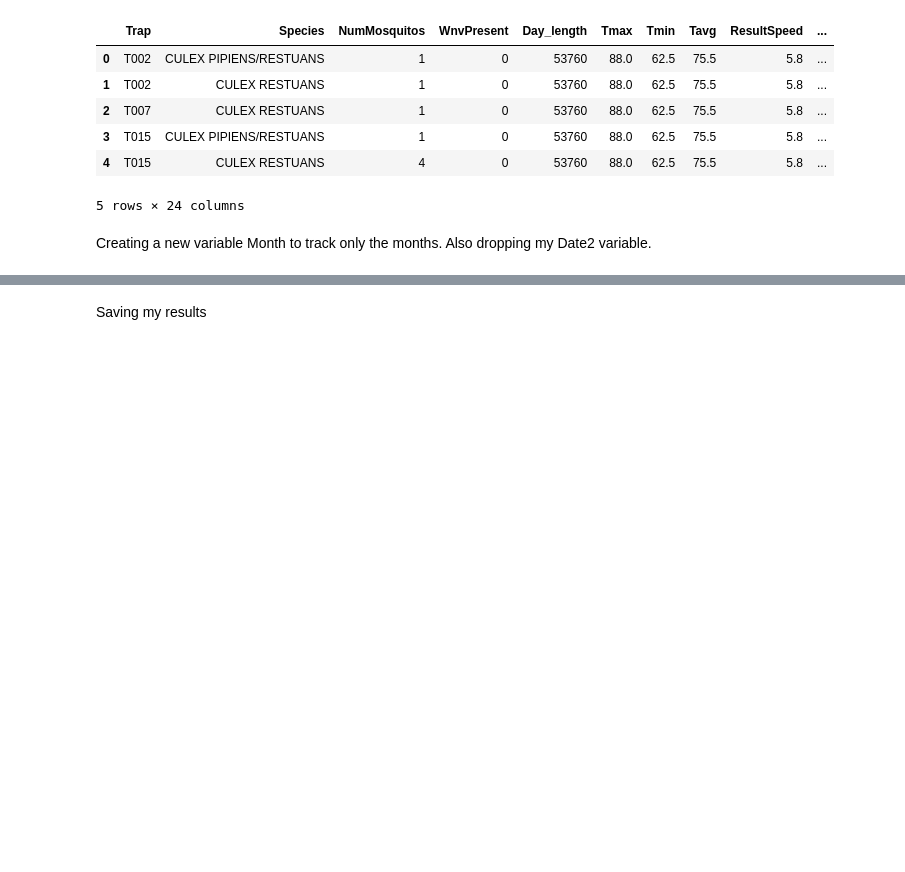
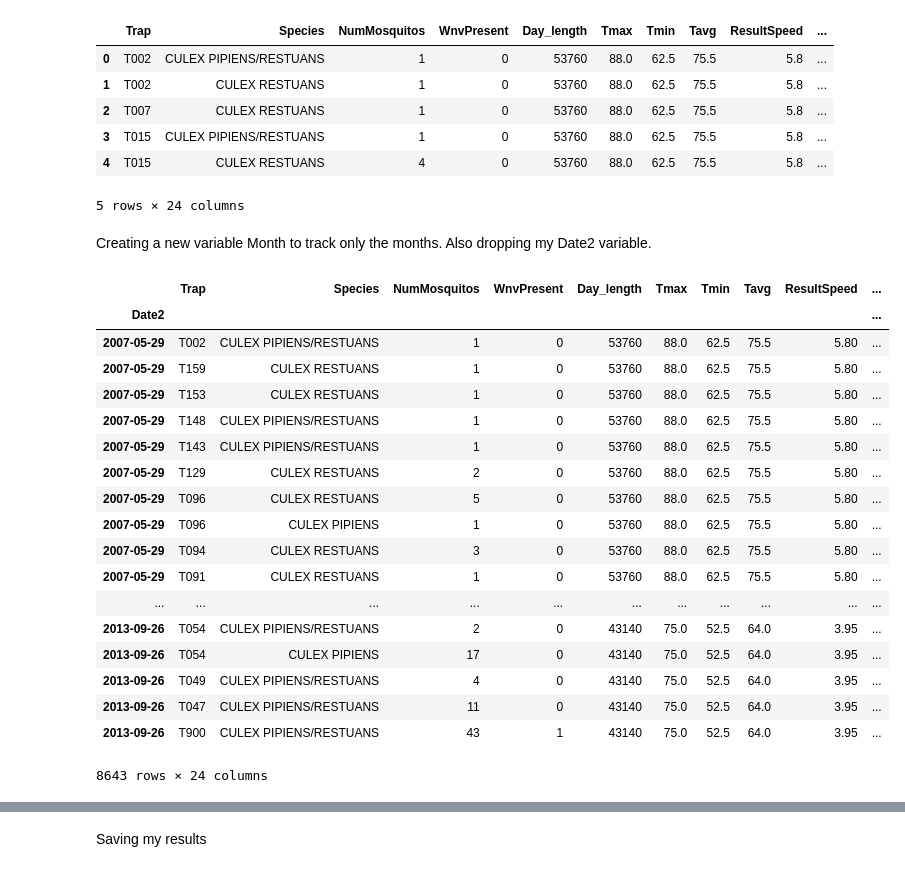
Before and after one commit to camarenad/wnv_prevention, a Jupyter notebook: cl/02_train_data_cleaning.ipynb, the cells around one changed output, grey strips where cells are left out. Drawn from its saved outputs; the diff is of its cells as text; code cells hidden in the pictures; blank space fills up the shorter version.

```diff
--- a/cl/02_train_data_cleaning.ipynb
+++ b/cl/02_train_data_cleaning.ipynb
@@ -97,3 +97,27 @@ Creating a new variable Month to track only the months. Also dropping my Date2 v
 df3.Date2 = pd.to_datetime(df3.Date2)
 # %%
 df3['Month'] = df3.Date2.map(lambda x: x.month)
+# %%
+df3.set_index('Date2',inplace=True)
+# %%
+df3.sort_values('Date2',axis=0,ascending=True)
+# %% [output]
+|  | Trap | Species | NumMosquitos | WnvPresent | Day_length | Tmax | Tmin | Tavg | ResultSpeed | ... |
+| Date2 |  |  |  |  |  |  |  |  |  | ... |
+| 2007-05-29 | T002 | CULEX PIPIENS/RESTUANS | 1 | 0 | 53760 | 88.0 | 62.5 | 75.5 | 5.80 | ... |
+| 2007-05-29 | T159 | CULEX RESTUANS | 1 | 0 | 53760 | 88.0 | 62.5 | 75.5 | 5.80 | ... |
+| 2007-05-29 | T153 | CULEX RESTUANS | 1 | 0 | 53760 | 88.0 | 62.5 | 75.5 | 5.80 | ... |
+| 2007-05-29 | T148 | CULEX PIPIENS/RESTUANS | 1 | 0 | 53760 | 88.0 | 62.5 | 75.5 | 5.80 | ... |
+| 2007-05-29 | T143 | CULEX PIPIENS/RESTUANS | 1 | 0 | 53760 | 88.0 | 62.5 | 75.5 | 5.80 | ... |
+| 2007-05-29 | T129 | CULEX RESTUANS | 2 | 0 | 53760 | 88.0 | 62.5 | 75.5 | 5.80 | ... |
+| 2007-05-29 | T096 | CULEX RESTUANS | 5 | 0 | 53760 | 88.0 | 62.5 | 75.5 | 5.80 | ... |
+| 2007-05-29 | T096 | CULEX PIPIENS | 1 | 0 | 53760 | 88.0 | 62.5 | 75.5 | 5.80 | ... |
+| 2007-05-29 | T094 | CULEX RESTUANS | 3 | 0 | 53760 | 88.0 | 62.5 | 75.5 | 5.80 | ... |
+| 2007-05-29 | T091 | CULEX RESTUANS | 1 | 0 | 53760 | 88.0 | 62.5 | 75.5 | 5.80 | ... |
+| ... | ... | ... | ... | ... | ... | ... | ... | ... | ... | ... |
+| 2013-09-26 | T054 | CULEX PIPIENS/RESTUANS | 2 | 0 | 43140 | 75.0 | 52.5 | 64.0 | 3.95 | ... |
+| 2013-09-26 | T054 | CULEX PIPIENS | 17 | 0 | 43140 | 75.0 | 52.5 | 64.0 | 3.95 | ... |
+| 2013-09-26 | T049 | CULEX PIPIENS/RESTUANS | 4 | 0 | 43140 | 75.0 | 52.5 | 64.0 | 3.95 | ... |
+| 2013-09-26 | T047 | CULEX PIPIENS/RESTUANS | 11 | 0 | 43140 | 75.0 | 52.5 | 64.0 | 3.95 | ... |
+| 2013-09-26 | T900 | CULEX PIPIENS/RESTUANS | 43 | 1 | 43140 | 75.0 | 52.5 | 64.0 | 3.95 | ... |
+8643 rows × 24 columns
```
Also changed, not shown: parts of 3 cells of this notebook, 2 other files.
